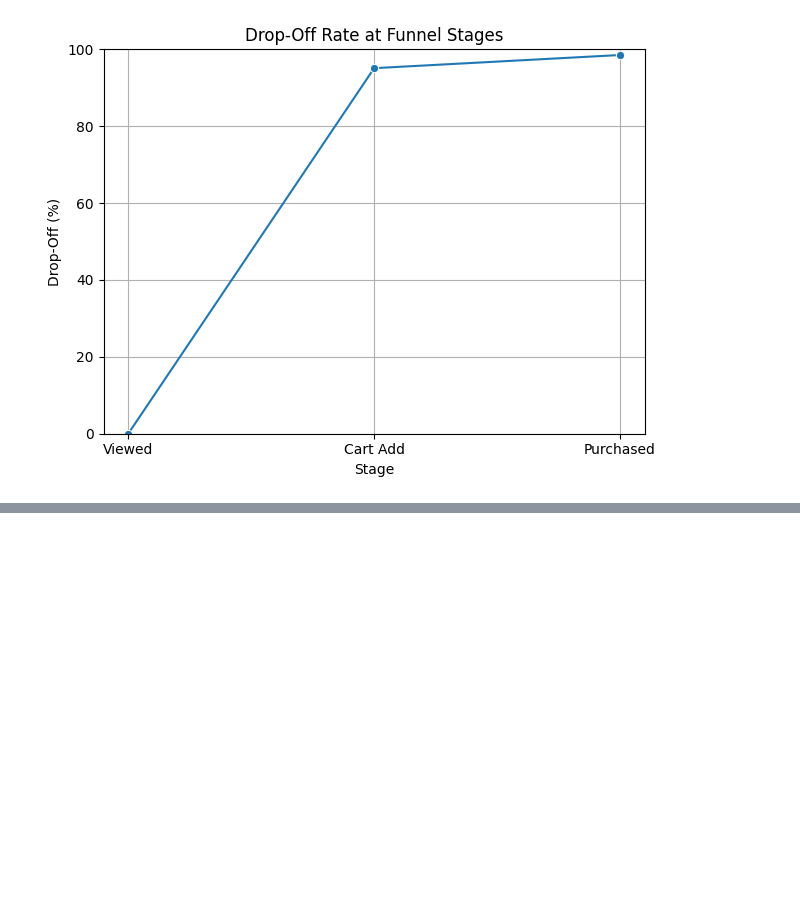
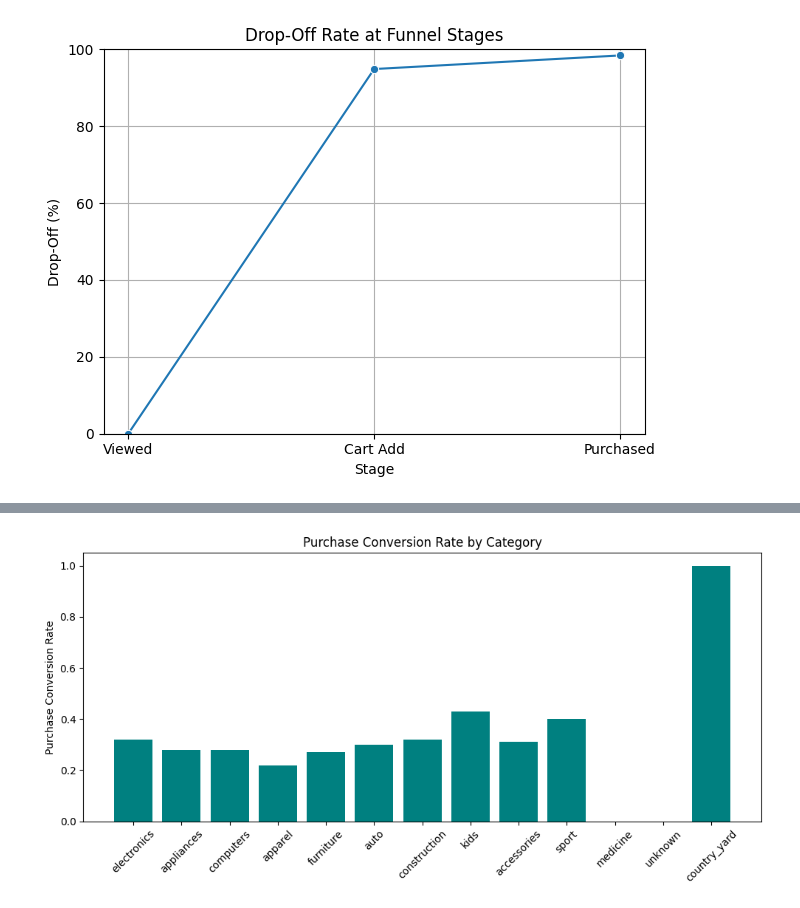
Before and after one commit to shivamAmrutia/ecomm-bigdata-project, a Jupyter notebook: notebooks/exploration1.ipynb, the cells around one changed output, grey strips where cells are left out. Drawn from its saved outputs; the diff is of its cells as text; code cells hidden in the pictures; blank space fills up the shorter version.

```diff
--- a/notebooks/exploration1.ipynb
+++ b/notebooks/exploration1.ipynb
@@ -292,0 +505,11 @@ plt.show()
+# %%
+plt.figure(figsize=(10, 5))
+plt.bar(category_funnel["main_category"], category_funnel["purchase_rate"], color='teal')
+plt.ylabel("Purchase Conversion Rate")
+plt.title("Purchase Conversion Rate by Category")
+plt.xticks(rotation=45)
+plt.tight_layout()
+plt.savefig("../output/figures/purchase_conversion_rate_by_category.png")
+plt.show()
+# %% [output]
+[figure, added]
```
Also changed, not shown: parts of 23 cells of this notebook, 4 other files.
